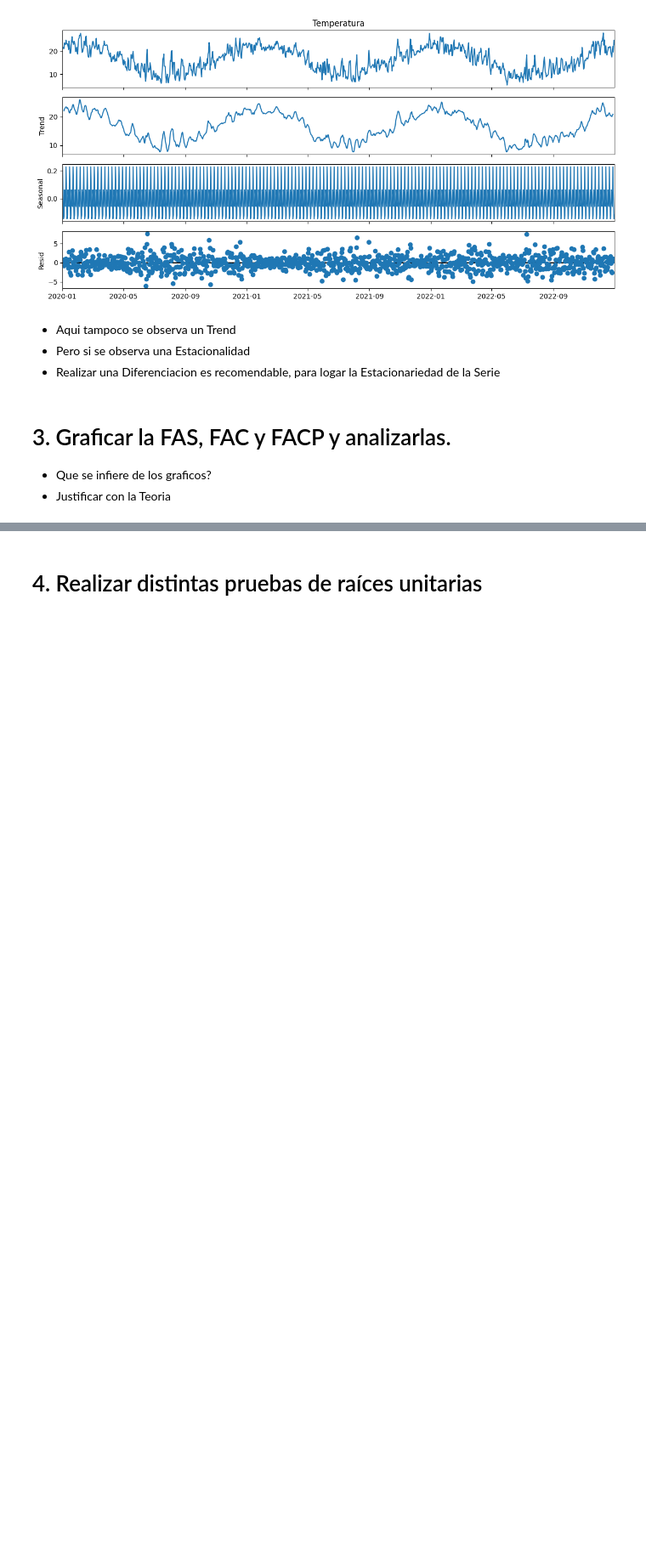
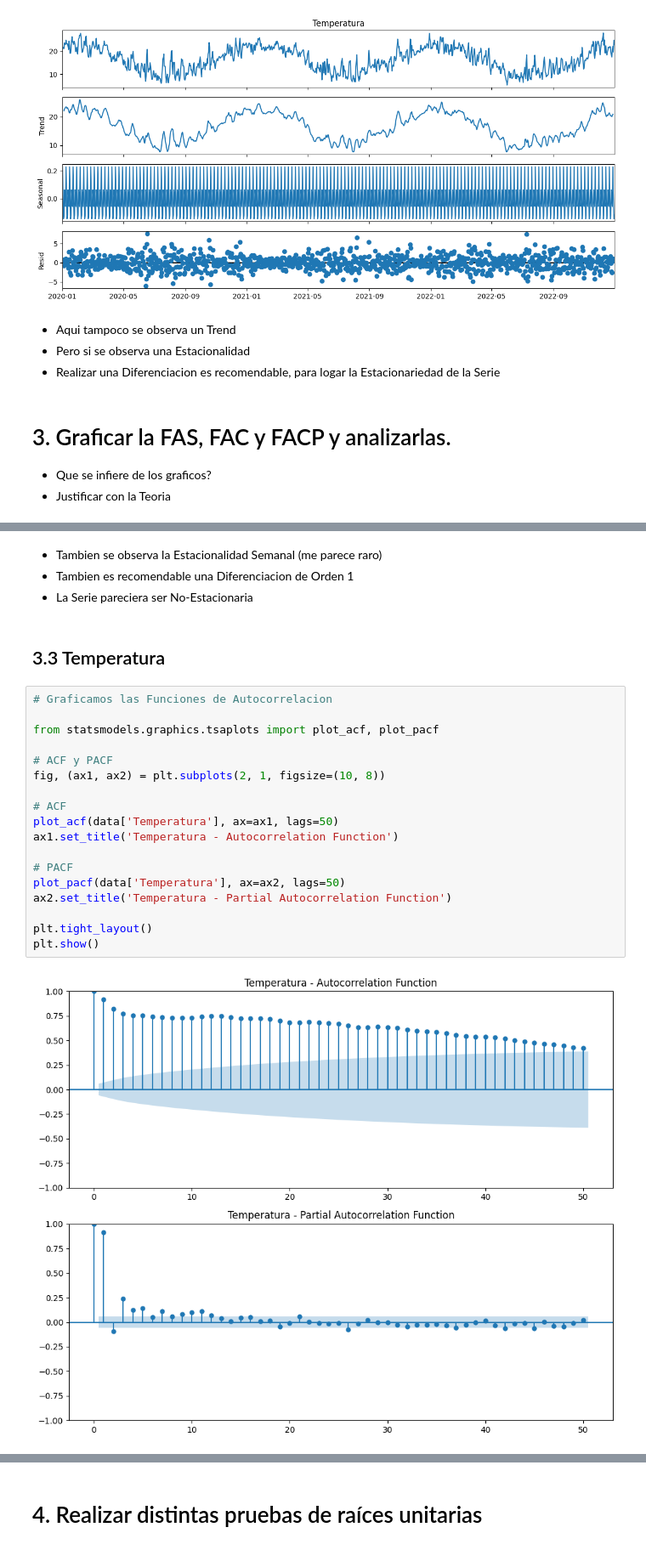
Before and after one commit to AndresMontesDeOca/TimeSeries, a Jupyter notebook: TP1_Ale_v3.ipynb, the cells around one changed output, grey strips where cells are left out. Shown at 85% size. Drawn from its saved outputs; the diff is of its cells as text; blank space fills up the shorter version.

```diff
--- a/TP1_Ale_v3.ipynb
+++ b/TP1_Ale_v3.ipynb
@@ -387,0 +431,26 @@ plt.show()
+# %% [markdown]
+- Tambien se observa la Estacionalidad Semanal (me parece raro)
+- Tambien es recomendable una Diferenciacion de Orden 1
+- La Serie pareciera ser No-Estacionaria
+# %% [markdown]
+## 3.3 Temperatura
+# %%
+# Graficamos las Funciones de Autocorrelacion
+
+from statsmodels.graphics.tsaplots import plot_acf, plot_pacf
+
+# ACF y PACF
+fig, (ax1, ax2) = plt.subplots(2, 1, figsize=(10, 8))
+
+# ACF
+plot_acf(data['Temperatura'], ax=ax1, lags=50)
+ax1.set_title('Temperatura - Autocorrelation Function')
+
+# PACF
+plot_pacf(data['Temperatura'], ax=ax2, lags=50)
+ax2.set_title('Temperatura - Partial Autocorrelation Function')
+
+plt.tight_layout()
+plt.show()
+# %% [output]
+[figure, added]
```
Also changed, not shown: parts of 13 cells of this notebook.
